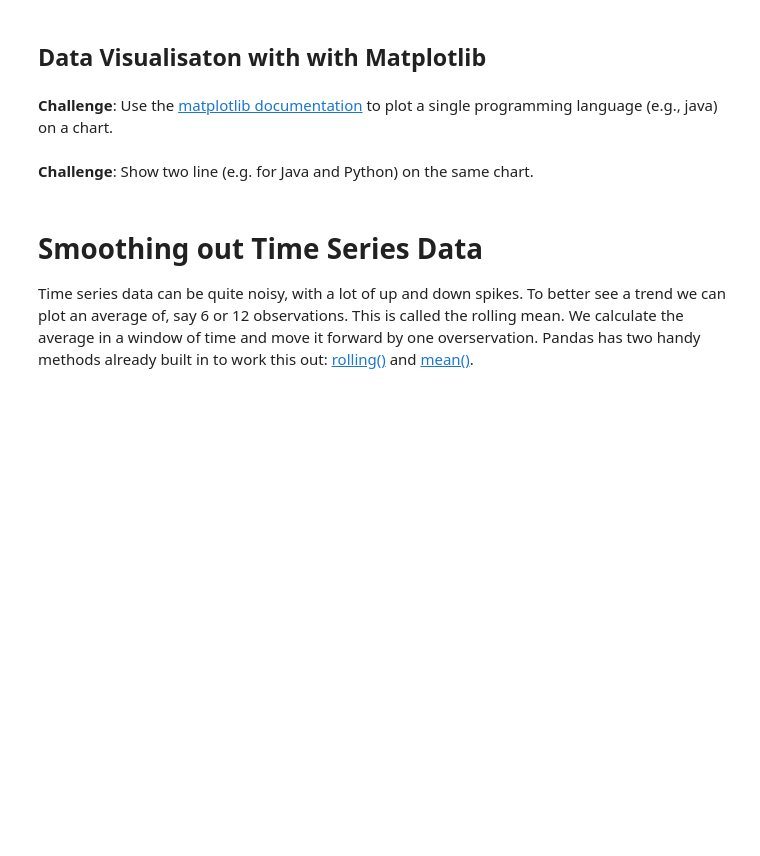
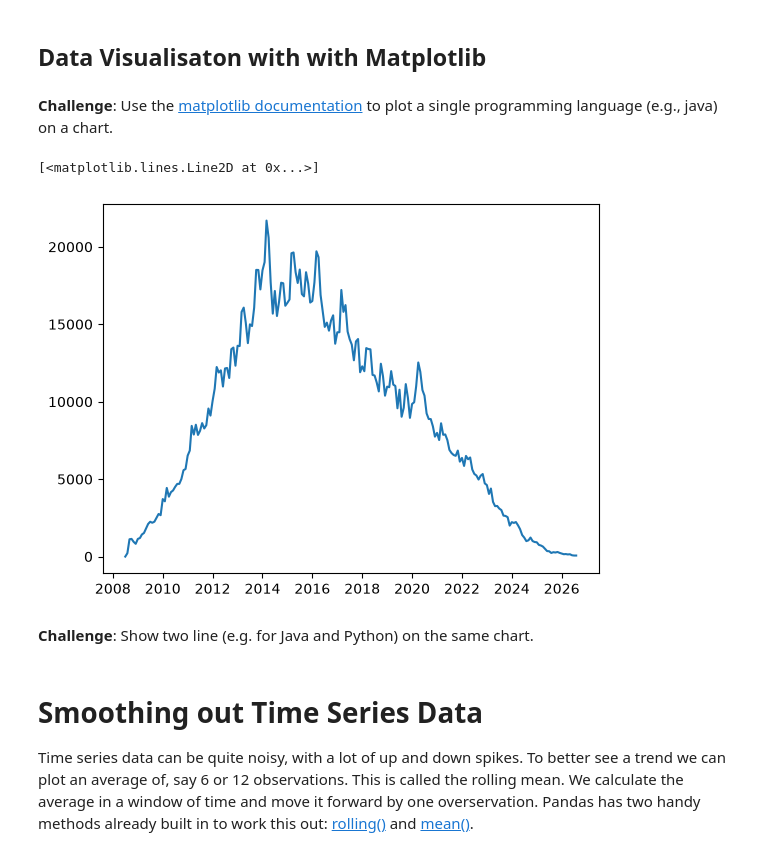
Before and after one commit to acloudnerd/data-science, a Jupyter notebook: data-visualisation-basics/notebooks/programming_languages.ipynb, the cells around one changed output. Saved outputs shown, nothing was run; the diff lists cells and outputs as text; code cells hidden in the pictures; blank space fills up the shorter version.

Commit message:
beginning of data visualisation

```diff
--- a/data-visualisation-basics/notebooks/programming_languages.ipynb
+++ b/data-visualisation-basics/notebooks/programming_languages.ipynb
@@ -228,0 +230,2 @@ dtype: int64
+# %%
+reshaped_df.fillna(0, inplace=True)
@@ -230,6 +252,11 @@ dtype: int64
 ## Data Visualisaton with with Matplotlib
 # %% [markdown]
 **Challenge**: Use the [matplotlib documentation](https://matplotlib.org/3.2.1/api/_as_gen/matplotlib.pyplot.plot.html#matplotlib.pyplot.plot) to plot a single programming language (e.g., java) on a chart.
+# %%
+plt.plot(reshaped_df.index, reshaped_df['java'])
+# %% [output]
+[<matplotlib.lines.Line2D at 0x...>]
+[figure, added]
 # %% [markdown]
 **Challenge**: Show two line (e.g. for Java and Python) on the same chart.
 # %% [markdown]
```
Also changed, not shown: parts of 5 cells of this notebook.
